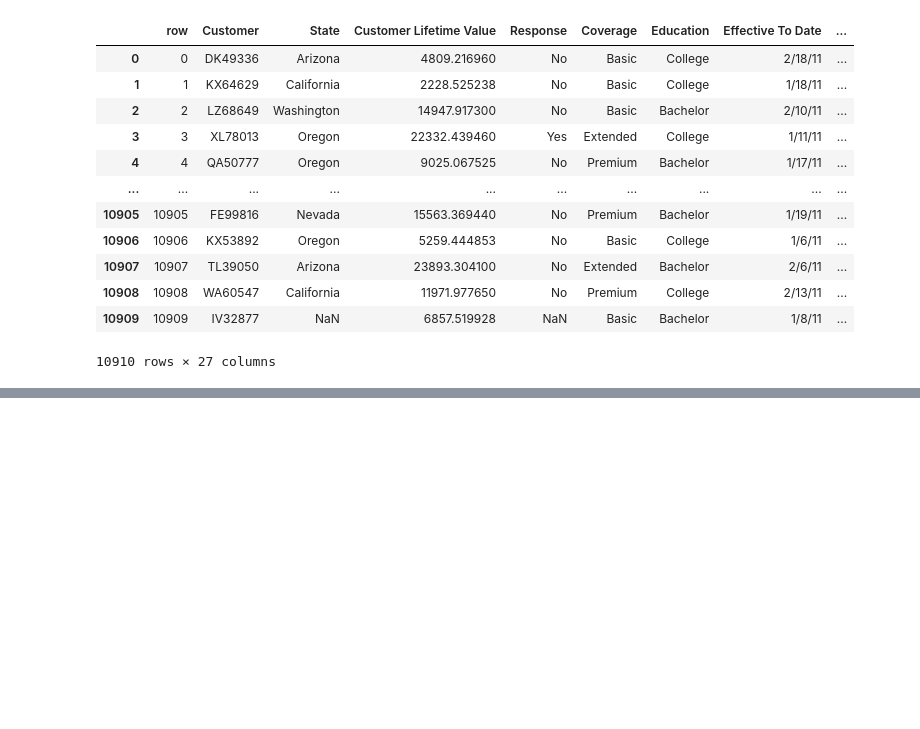
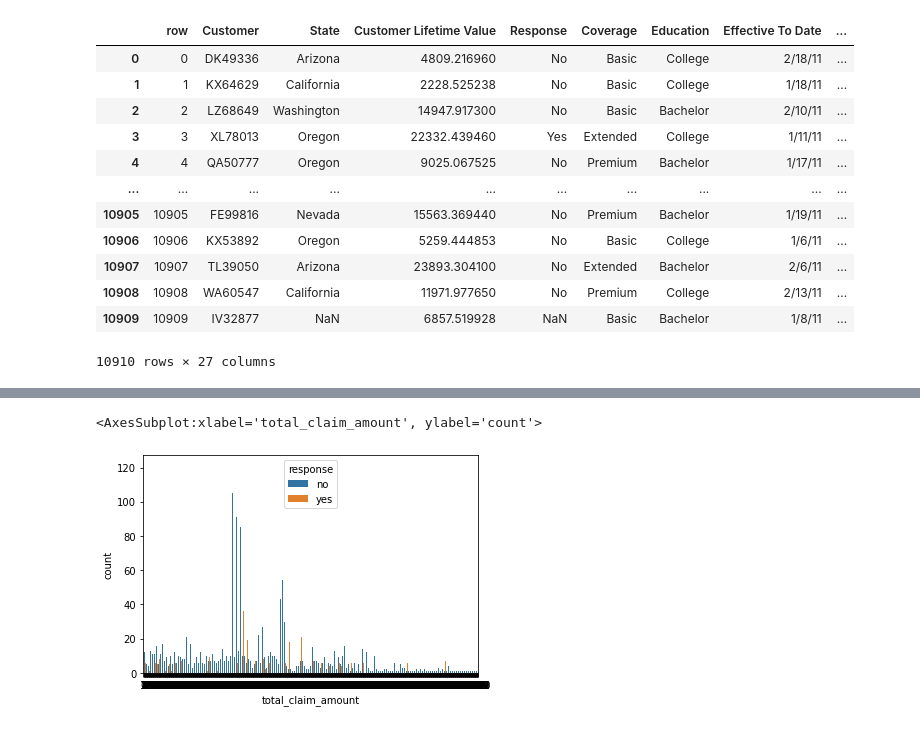
Before and after one commit to esSarah/IronRoth, a Jupyter notebook: Case Study/Customer_Analysis_Case_Study/GrandTheftAuto.ipynb, the cells around one changed output, grey strips where cells are left out. Saved outputs shown, nothing was run; the diff lists cells and outputs as text; code cells hidden in the pictures; blank space fills up the shorter version.

```diff
--- a/Case Study/Customer_Analysis_Case_Study/GrandTheftAuto.ipynb
+++ b/Case Study/Customer_Analysis_Case_Study/GrandTheftAuto.ipynb
@@ -992,0 +1103,7 @@ sns.barplot(x='income', y='response_count', hue = 'response', data = Grouped)
+# %%
+# after all was set and done with the bins, I learned of a supposedly easier way. Let's try it.
+# no. not really much of a difference. Let's just say at least it survives
+sns.countplot(x='total_claim_amount', hue = 'response', data = cleaned_by_nelson)
+# %% [output]
+<AxesSubplot:xlabel='total_claim_amount', ylabel='count'>
+[figure, added]
```
Also changed, not shown: parts of 114 cells of this notebook.
